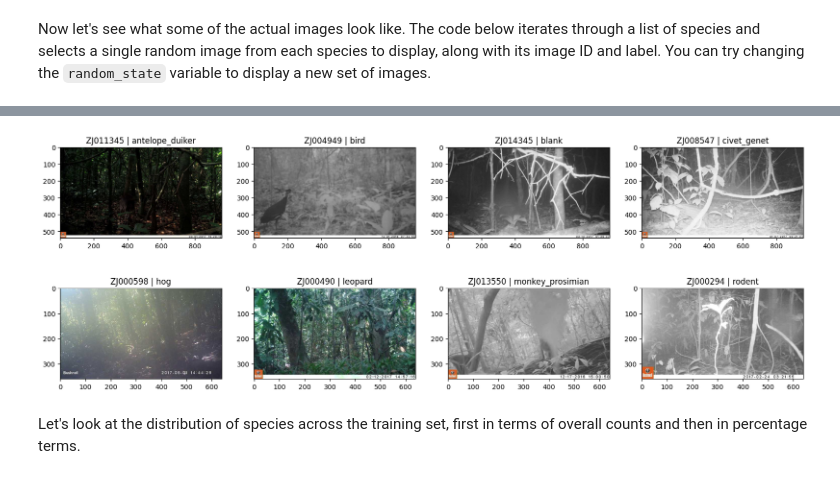
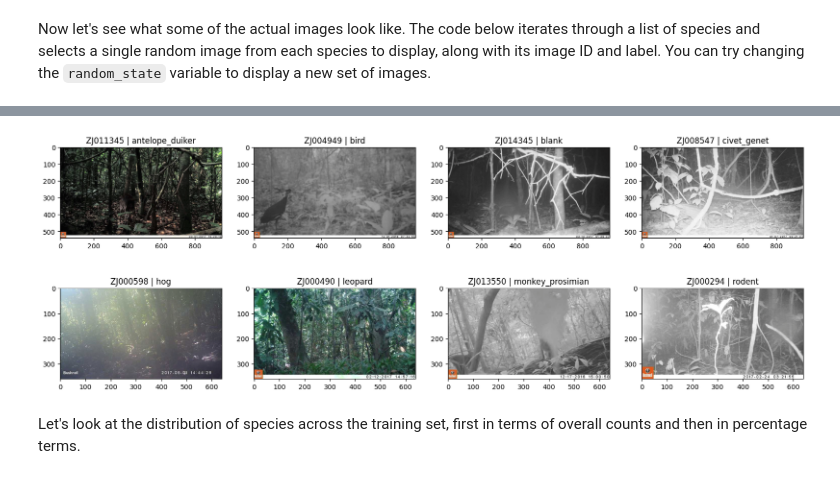
Before and after one commit to canonic-epicure/conservision, a Jupyter notebook: benchmark.ipynb, the cells around one changed output, grey strips where cells are left out. Saved outputs shown, nothing was run; the diff lists cells and outputs as text; code cells hidden in the pictures.

```diff
--- a/benchmark.ipynb
+++ b/benchmark.ipynb
@@ -87,3 +89,14 @@ species_labels
 ## Explore the data
 # %% [markdown]
 Now let's see what some of the actual images look like. The code below iterates through a list of species and selects a single random image from each species to display, along with its image ID and label. You can try changing the `random_state` variable to display a new set of images.
+# %%
+from torchvision.transforms.functional import to_pil_image
+
+lab = lib.LabCLAHE()
+
+img = Image.open('data/' + train_features.iloc[0].filepath)
+
+fig, axes = plt.subplots(nrows=1, ncols=2, figsize=(10, 10))
+
+axes[0].imshow(to_pil_image(lab(img)))
+axes[1].imshow(img)
@@ -90,21 +106,29 @@ Now let's see what some of the actual images look like. The code below iterates
 # %%
+%autoreload 2
+from torchvision.transforms.functional import to_pil_image
+
 random_state = 11
 
 # we'll create a grid with 8 positions, one for each label (7 species, plus blanks)
 fig, axes = plt.subplots(nrows=2, ncols=4, figsize=(20, 7))
+
+lab = lib.LabCLAHE()
 
 # iterate through each species
 for species, ax in zip(species_labels, axes.flat):
     # get an image ID for this species
     img_id = (
         train_labels[train_labels.loc[:,species] == 1]
         .sample(1, random_state=random_state)
         .index[0]
     )
-    ax.imshow(Image.open('data/' + train_features.loc[img_id].filepath))
+    img = Image.open('data/' + train_features.loc[img_id].filepath)
+
+    ax.imshow(to_pil_image(lab(img)))
+    # ax.imshow(img)
     ax.set_title(f"{img_id} | {species}")
 # %% [output]
-[figure, old version]
+[figure, new version]
 # %% [markdown]
 Let's look at the distribution of species across the training set, first in terms of overall counts and then in percentage terms.
 # %%
```
Also changed, not shown: parts of 18 cells of this notebook, 4 other files.
